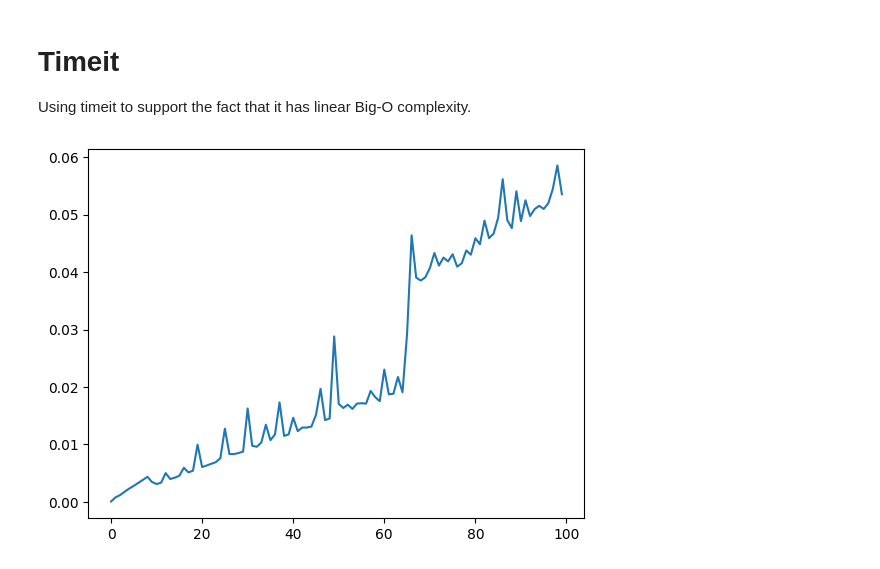
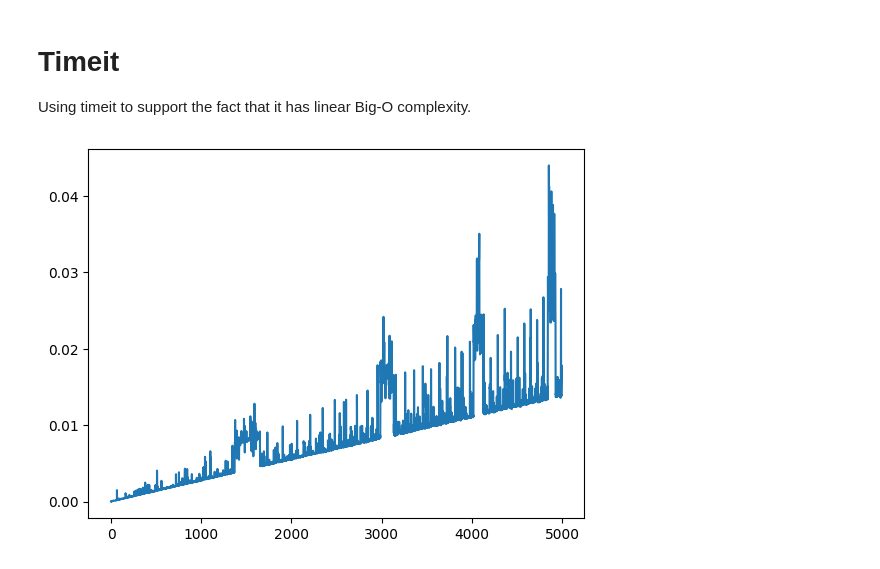
Before and after one commit to iam-arshpreet/cap-comp215, a Jupyter notebook: project2.ipynb, the cells around one changed output. Saved outputs shown, nothing was run; the diff lists cells and outputs as text; code cells hidden in the pictures.

```diff
--- a/project2.ipynb
+++ b/project2.ipynb
@@ -156,14 +156,14 @@ Using timeit to support the fact that it has linear Big-O complexity.
 # %%
 def time_calculation(n):
   time = dict()
   for i in range(n):
     test_ant = Ant([100,100])
-    test_world = Ant2D(200,(test_ant,))
-    time_taken = timeit(lambda: test_world.simulation(i), number = 100)
+    test_world = Ant2D(2000,(test_ant,))
+    time_taken = timeit(lambda: test_world.simulation(i), number = 1)
     time[i] = time_taken
   plt.plot(time.keys(), time.values())
 
 
-time_calculation( 100)
+time_calculation( 5000)
 # %% [output]
-[figure, old version]
+[figure, new version]
```
Also changed, not shown: parts of 1 cell of this notebook.
